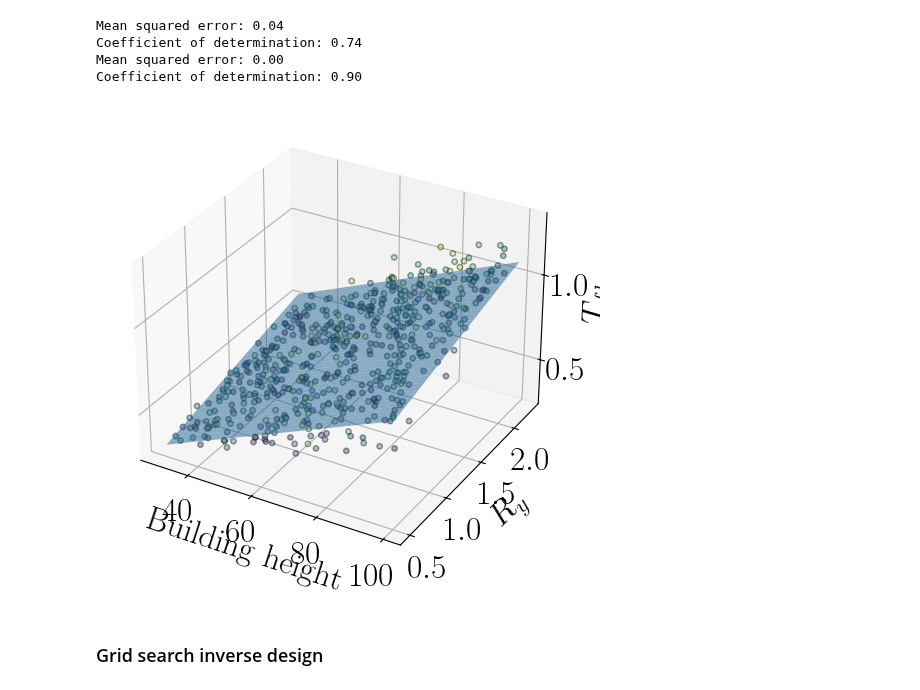
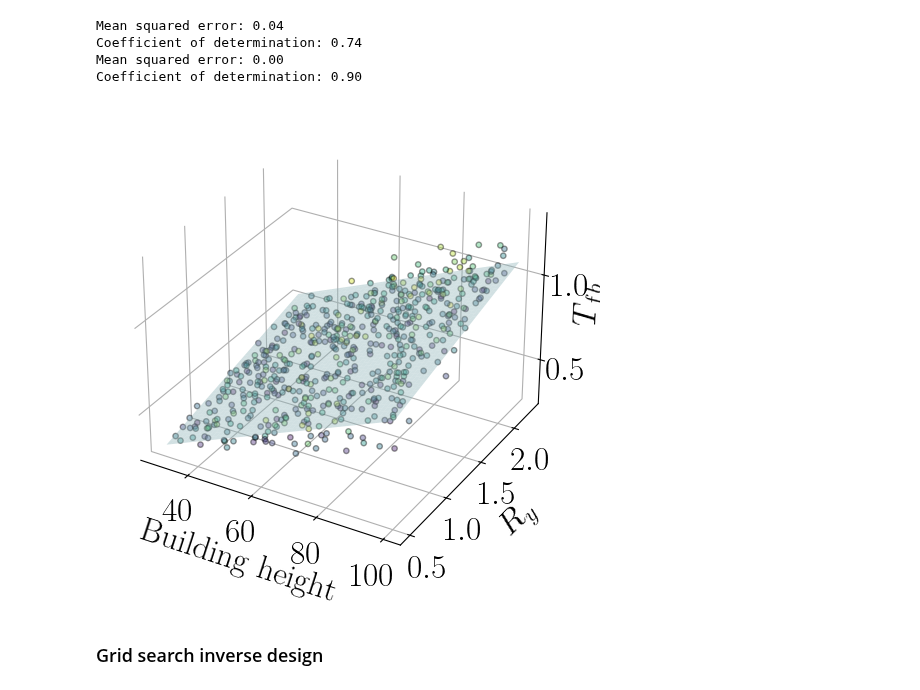
Before and after one commit to hgp297/isol-sys-database, a Jupyter notebook: src/analyses/time_anly.ipynb, the cells around one changed output. Cells and saved outputs as stored; diff of their text form; code cells hidden in the pictures.

Commit message:
plots for spectra paper

```diff
--- a/src/analyses/time_anly.ipynb
+++ b/src/analyses/time_anly.ipynb
@@ -1350,31 +1350,41 @@ Coefficient of determination: 0.90
 # %%
 plt.rcParams["text.usetex"] = True
 plt.rcParams["font.family"] = "serif"
 plt.rcParams["mathtext.fontset"] = "dejavuserif"
 
-fig = plt.figure(figsize=(8,6))
+fig = plt.figure(figsize=(12,6))
 ax = fig.add_subplot(1, 1, 1, projection='3d')
 # df_plot = df_doe[df_doe['impacted'] == 1]
 df_plot = df_cbf.copy()
 
 x_min, x_max = 30.0, 100.0
 y_min, y_max = 0.5, 2.25
 xx, yy = np.meshgrid(np.arange(x_min, x_max, 0.02), np.arange(y_min, y_max, 0.02))
 
 # 4. Predict the class for each grid point
 Z = reg_cbf_Tfbe.predict(np.c_[xx.ravel(), yy.ravel()])
 Z = Z.reshape(xx.shape)
 
 ax.scatter(df_plot['h_bldg'], df_plot['RI'], df_plot['T_fb'], c=df_plot['T_m'], alpha=0.4, edgecolors='black', s=15)
-ax.plot_surface(xx, yy, Z, alpha=0.5)
-ax.set_ylabel('$R_y$', fontsize=axis_font)
-ax.set_zlabel('$T_{fb}$', fontsize=axis_font)
-ax.set_xlabel('Building height', fontsize=axis_font)
+ax.plot_surface(xx, yy, Z, alpha=0.4, color='powderblue')
+ax.set_ylabel('$R_y$', fontsize=axis_font, labelpad=10)
+ax.set_zlabel('$T_{fb}$', fontsize=axis_font, labelpad=0)
+ax.set_xlabel('Building height', fontsize=axis_font, labelpad=10)
+
+ax.xaxis.pane.fill = False
+ax.yaxis.pane.fill = False
+ax.zaxis.pane.fill = False
+
+
+ax.xaxis.pane.set_edgecolor('w')
+ax.yaxis.pane.set_edgecolor('w')
+ax.zaxis.pane.set_edgecolor('w')
+
 # ax.set_xlim([0, 0.1])
 # ax.set_ylim([0, 0.2])
 plt.show()
 # %% [output]
-[figure, old version]
+[figure, new version]
 # %% [markdown]
 ### Grid search inverse design
 # %%
```
Also changed, not shown: 4 other files.
